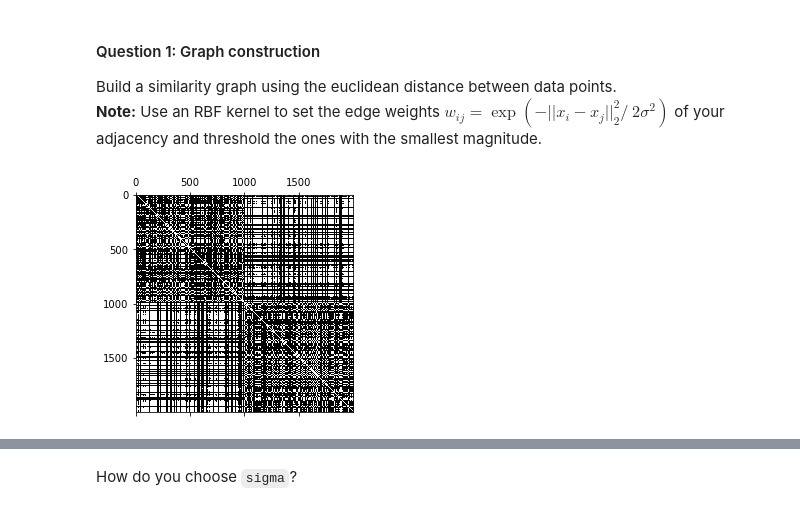
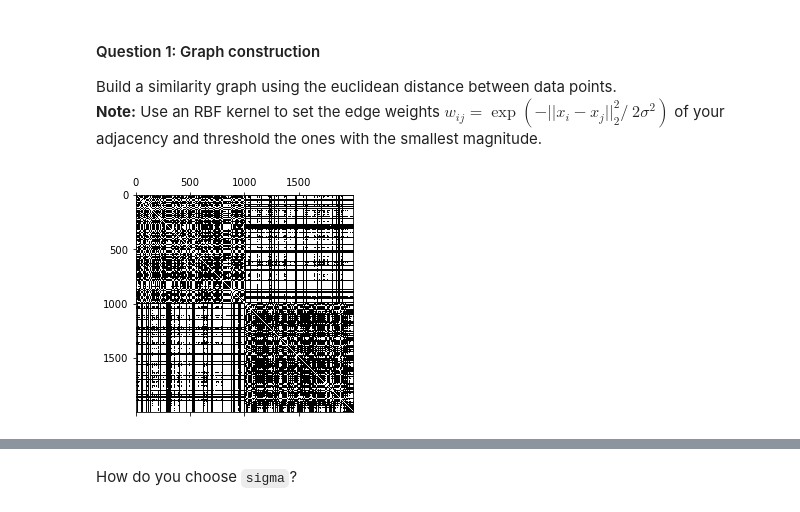
Before and after one commit to aaag97/ntds-projects, a Jupyter notebook: Assignment 2/2_learning_with_graphs-andre.ipynb, the cells around one changed output, grey strips where cells are left out. Saved outputs shown, nothing was run; the diff lists cells and outputs as text; code cells hidden in the pictures.

```diff
--- a/Assignment 2/2_learning_with_graphs-andre.ipynb
+++ b/Assignment 2/2_learning_with_graphs-andre.ipynb
@@ -75,11 +75,11 @@ def epsilon_similarity_graph(X: np.ndarray, sigma=1, epsilon=0):
     np.fill_diagonal(adjacency,0)
     return adjacency
 # %%
-adjacency = epsilon_similarity_graph(X, sigma=1.5 * np.median(pdist(X)), epsilon=0.7)
+adjacency = epsilon_similarity_graph(X, sigma=1.5 * np.median(pdist(X)), epsilon=0.75)
 plt.spy(adjacency)
 plt.show()
 # %% [output]
-[figure, old version]
+[figure, new version]
 # %%
 #source : https://arxiv.org/pdf/1903.11835.pdf  page 30
 #We set the parameter 𝜎 of the Gaussian RBF kernel to √︀𝐷/2 [...] where 𝐷 denotes the number of components of the
```
Also changed, not shown: parts of 13 cells of this notebook.
